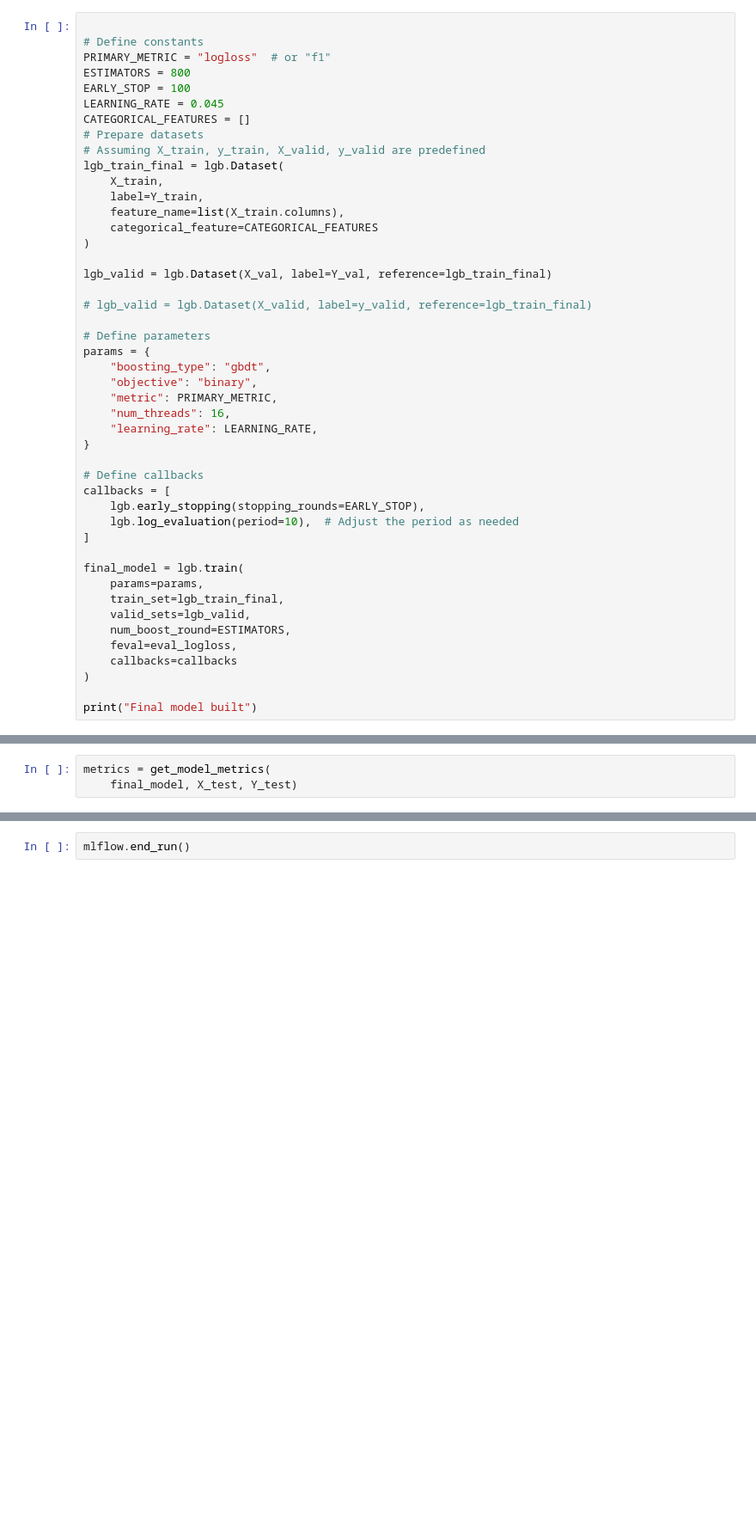
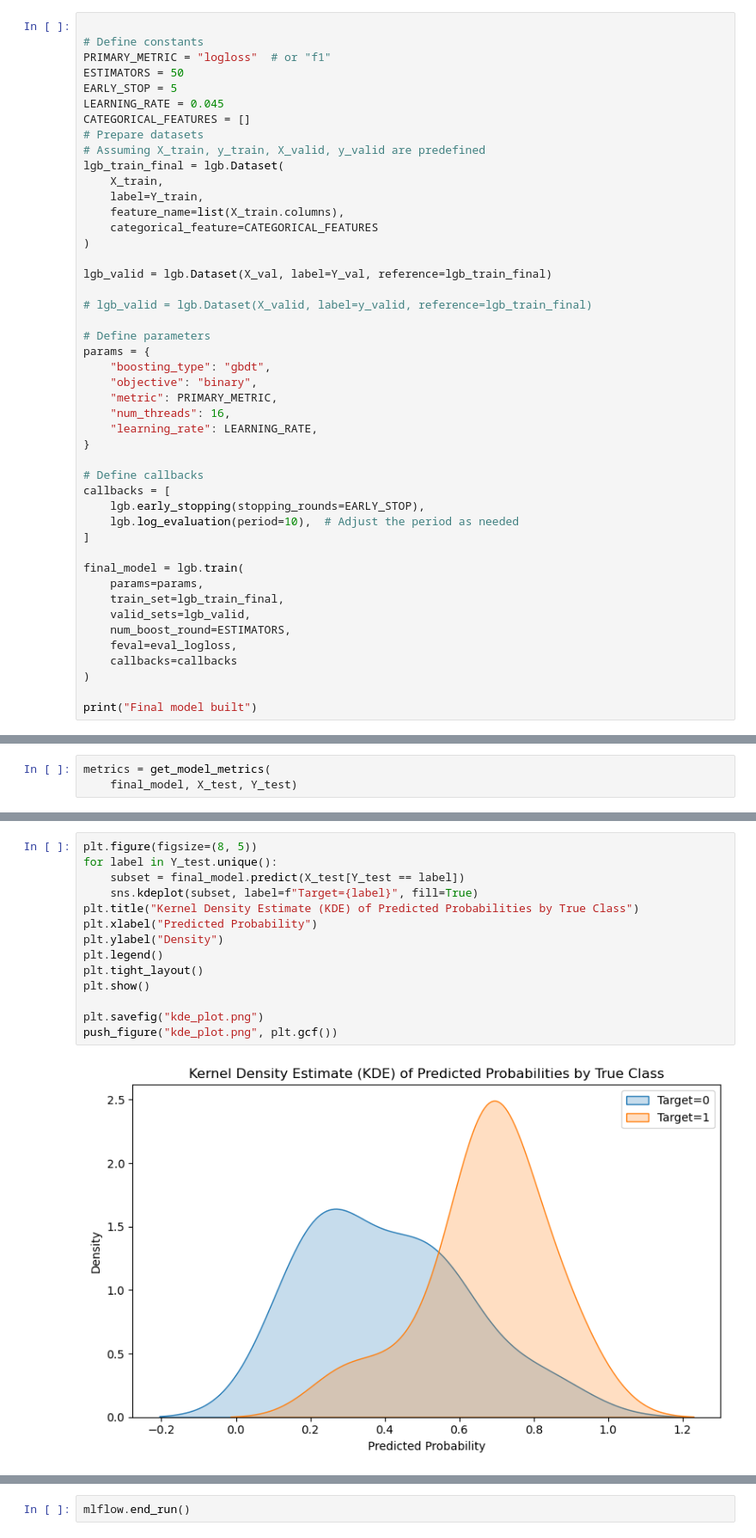
Before and after one commit to Kayewankaranjia/CancerClassification, a Jupyter notebook: src/train.ipynb, the cells around one changed output, grey strips where cells are left out. Shown: that part at 86% size. Drawn from its saved outputs; the diff is of its cells as text; blank space fills up the shorter version.

Commit message:
Updated read me file and added more plots

```diff
--- a/src/train.ipynb
+++ b/src/train.ipynb
@@ -137,8 +143,8 @@ def eval_logloss(y_hat, data):
 
 # Define constants
 PRIMARY_METRIC = "logloss"  # or "f1"
-ESTIMATORS = 800
-EARLY_STOP = 100
+ESTIMATORS = 50
+EARLY_STOP = 5
 LEARNING_RATE = 0.045
 CATEGORICAL_FEATURES = []
 # Prepare datasets
@@ -205,0 +267,16 @@ for (metric_name, metric_value) in metrics.items():
+# %%
+plt.figure(figsize=(8, 5))
+for label in Y_test.unique():
+    subset = final_model.predict(X_test[Y_test == label])
+    sns.kdeplot(subset, label=f"Target={label}", fill=True)
+plt.title("Kernel Density Estimate (KDE) of Predicted Probabilities by True Class")
+plt.xlabel("Predicted Probability")
+plt.ylabel("Density")
+plt.legend()
+plt.tight_layout()
+plt.show()
+
+plt.savefig("kde_plot.png")
+push_figure("kde_plot.png", plt.gcf())
+# %% [output]
+[figure, added]
```
Also changed, not shown: parts of 11 cells of this notebook, 5 other files.
